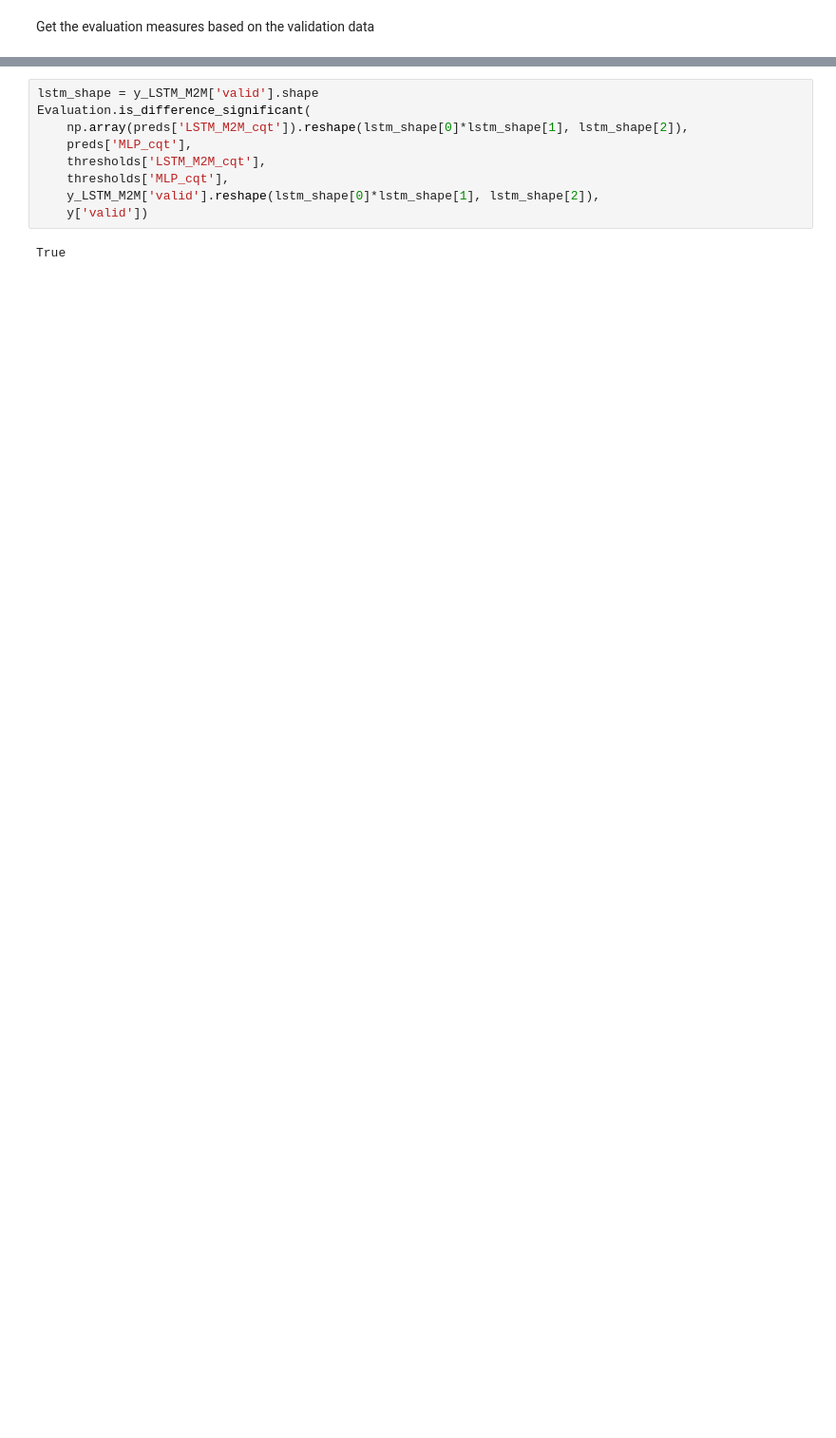
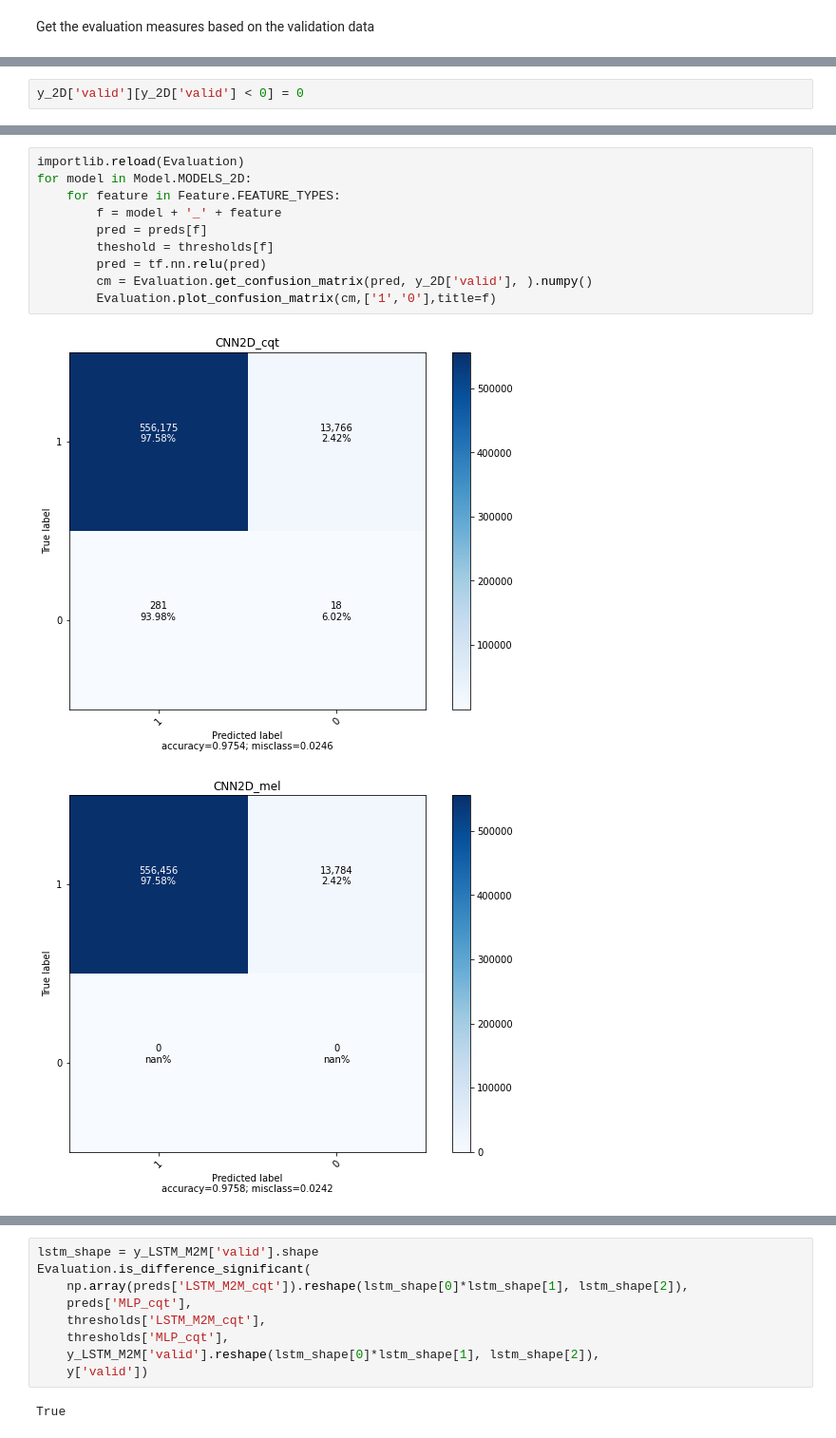
Before and after one commit to asahicantu/DAT5502021, a Jupyter notebook: ModelsEvaluation.ipynb, the cells around one changed output, grey strips where cells are left out. Shown at 95% size. Drawn from its saved outputs; the diff is of its cells as text; blank space fills up the shorter version.

```diff
--- a/ModelsEvaluation.ipynb
+++ b/ModelsEvaluation.ipynb
@@ -139,0 +175,2 @@ Area under curve: 0.7585496381821201
+# %%
+y_2D['valid'][y_2D['valid'] < 0] = 0
@@ -139,0 +181,13 @@ Area under curve: 0.7585496381821201
+# %%
+importlib.reload(Evaluation)
+for model in Model.MODELS_2D:
+    for feature in Feature.FEATURE_TYPES:
+        f = model + '_' + feature
+        pred = preds[f]
+        theshold = thresholds[f]
+        pred = tf.nn.relu(pred)
+        cm = Evaluation.get_confusion_matrix(pred, y_2D['valid'], ).numpy()
+        Evaluation.plot_confusion_matrix(cm,['1','0'],title=f)
+# %% [output]
+[figure, added]
+[figure, added]
```
Also changed, not shown: parts of 14 cells of this notebook, 16 other files.
